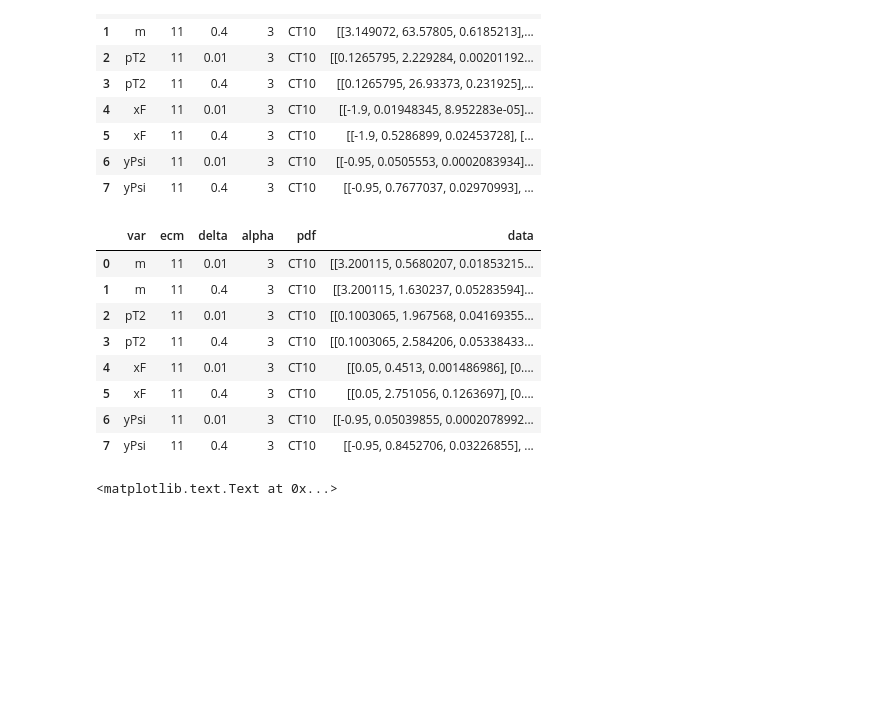
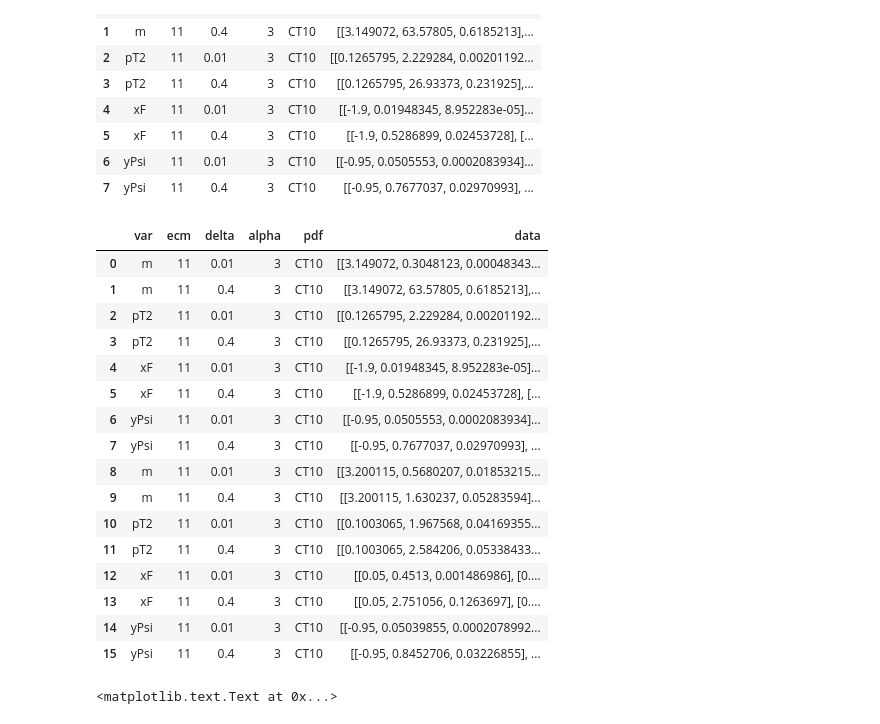
Before and after one commit to alexey-luchinsky/directpsi, a Jupyter notebook: figures/figures.ipynb, the cells around one changed output. Drawn from its saved outputs; the diff is of its cells as text; code cells hidden in the pictures; blank space fills up the shorter version.

```diff
--- a/figures/figures.ipynb
+++ b/figures/figures.ipynb
@@ -76,8 +76,7 @@ def select_data(data, di, othdi={}):
     di.update(othdi)
     return data[(data[list(di)] == pd.Series(di)).all(axis=1)]
 # %%
-def load_all_data(path):
-    data=create_data()
+def load_all_data(data, path):
     for file in glob.glob(path+'*.hst'):
         load_data(data,file)
     return data
@@ -85,7 +84,8 @@ def load_all_data(path):
 def get_xy_data(data,crit):
     return list(select_data(data,crit)['data'])[0]
 # %%
-data=load_all_data('../build/A/')
+data=create_data();
+load_all_data(data,'../build/A/')
 data
 # %% [output]
 |  | var | ecm | delta | alpha | pdf | data |
@@ -98,18 +98,26 @@ data
 | 6 | yPsi | 11 | 0.01 | 3 | CT10 | [[-0.95, 0.0505553, 0.0002083934]... |
 | 7 | yPsi | 11 | 0.4 | 3 | CT10 | [[-0.95, 0.7677037, 0.02970993], ... |
 # %%
-data=load_all_data('../build/B/')
+load_all_data(data,'../build/B/')
 data
 # %% [output]
 |  | var | ecm | delta | alpha | pdf | data |
-| 0 | m | 11 | 0.01 | 3 | CT10 | [[3.200115, 0.5680207, 0.01853215... |
-| 1 | m | 11 | 0.4 | 3 | CT10 | [[3.200115, 1.630237, 0.05283594]... |
-| 2 | pT2 | 11 | 0.01 | 3 | CT10 | [[0.1003065, 1.967568, 0.04169355... |
-| 3 | pT2 | 11 | 0.4 | 3 | CT10 | [[0.1003065, 2.584206, 0.05338433... |
-| 4 | xF | 11 | 0.01 | 3 | CT10 | [[0.05, 0.4513, 0.001486986], [0.... |
-| 5 | xF | 11 | 0.4 | 3 | CT10 | [[0.05, 2.751056, 0.1263697], [0.... |
-| 6 | yPsi | 11 | 0.01 | 3 | CT10 | [[-0.95, 0.05039855, 0.0002078992... |
-| 7 | yPsi | 11 | 0.4 | 3 | CT10 | [[-0.95, 0.8452706, 0.03226855], ... |
+| 0 | m | 11 | 0.01 | 3 | CT10 | [[3.149072, 0.3048123, 0.00048343... |
+| 1 | m | 11 | 0.4 | 3 | CT10 | [[3.149072, 63.57805, 0.6185213],... |
+| 2 | pT2 | 11 | 0.01 | 3 | CT10 | [[0.1265795, 2.229284, 0.00201192... |
+| 3 | pT2 | 11 | 0.4 | 3 | CT10 | [[0.1265795, 26.93373, 0.231925],... |
+| 4 | xF | 11 | 0.01 | 3 | CT10 | [[-1.9, 0.01948345, 8.952283e-05]... |
+| 5 | xF | 11 | 0.4 | 3 | CT10 | [[-1.9, 0.5286899, 0.02453728], [... |
+| 6 | yPsi | 11 | 0.01 | 3 | CT10 | [[-0.95, 0.0505553, 0.0002083934]... |
+| 7 | yPsi | 11 | 0.4 | 3 | CT10 | [[-0.95, 0.7677037, 0.02970993], ... |
+| 8 | m | 11 | 0.01 | 3 | CT10 | [[3.200115, 0.5680207, 0.01853215... |
+| 9 | m | 11 | 0.4 | 3 | CT10 | [[3.200115, 1.630237, 0.05283594]... |
+| 10 | pT2 | 11 | 0.01 | 3 | CT10 | [[0.1003065, 1.967568, 0.04169355... |
+| 11 | pT2 | 11 | 0.4 | 3 | CT10 | [[0.1003065, 2.584206, 0.05338433... |
+| 12 | xF | 11 | 0.01 | 3 | CT10 | [[0.05, 0.4513, 0.001486986], [0.... |
+| 13 | xF | 11 | 0.4 | 3 | CT10 | [[0.05, 2.751056, 0.1263697], [0.... |
+| 14 | yPsi | 11 | 0.01 | 3 | CT10 | [[-0.95, 0.05039855, 0.0002078992... |
+| 15 | yPsi | 11 | 0.4 | 3 | CT10 | [[-0.95, 0.8452706, 0.03226855], ... |
 # %%
 def get_x_label(var):
     if var=='m':
```
Also changed, not shown: 2 other files.
